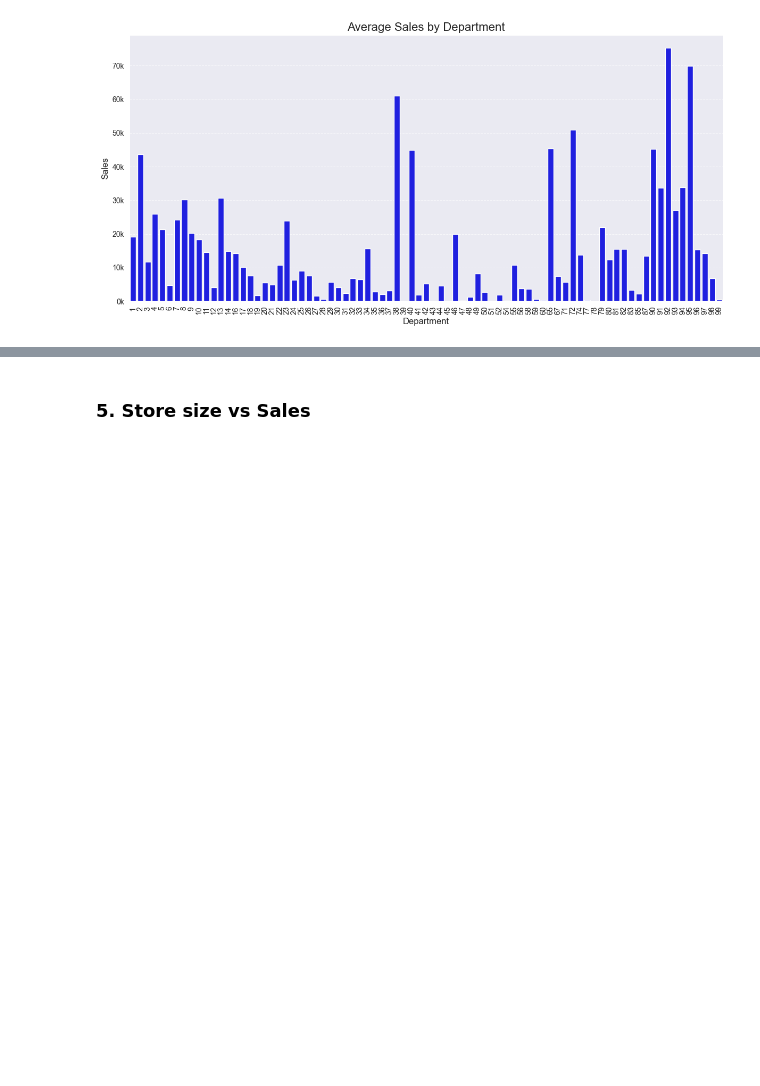
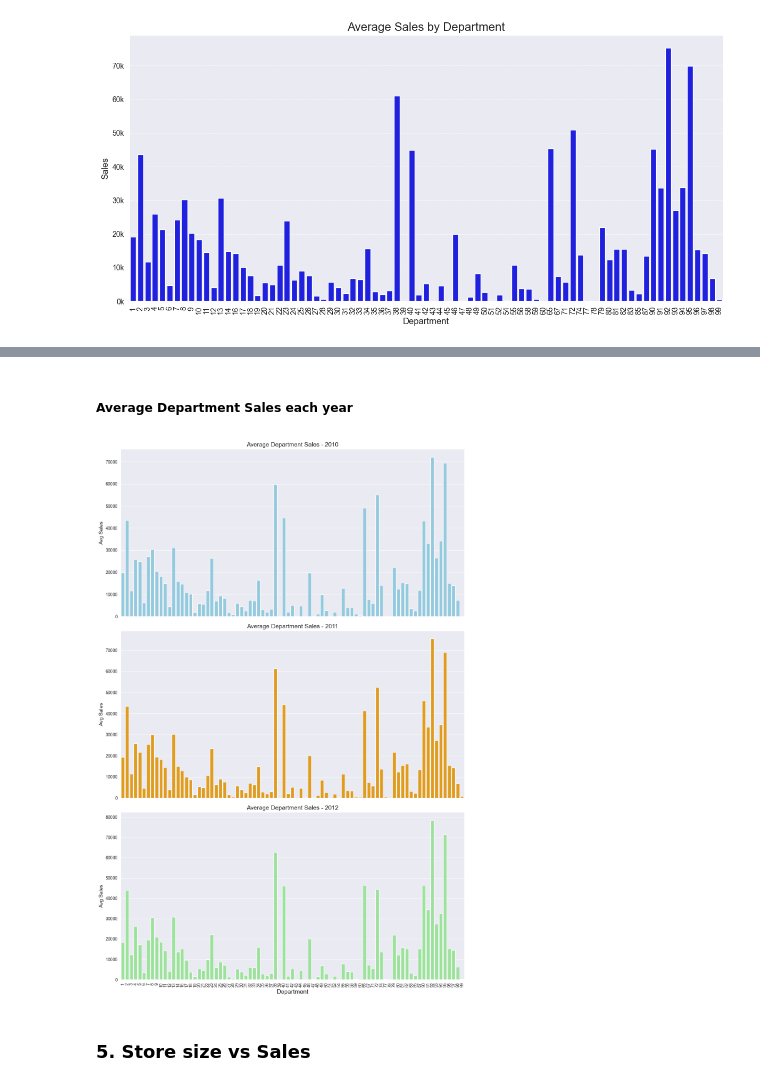
Before and after one commit to ishara084/CS6850_DA_Project, a Jupyter notebook: EDA_summarization_visualization.ipynb, the cells around one changed output, grey strips where cells are left out. Drawn from its saved outputs; the diff is of its cells as text; code cells hidden in the pictures; blank space fills up the shorter version.

```diff
--- a/EDA_summarization_visualization.ipynb
+++ b/EDA_summarization_visualization.ipynb
@@ -236,3 +268,32 @@ plt.show()
+# %% [markdown]
+##### Average Department Sales each year
+# %%
+# Group by Department and Year to calculate average sales
+avg_sales_per_year = df.groupby(['Year', 'Dept'])['Weekly_Sales'].mean().reset_index()
+
+fig, axes = plt.subplots(3, 1, figsize=(12, 18), sharex=True)
+
+years = sorted(df['Year'].unique())
+colors = ['skyblue', 'orange', 'lightgreen']
+
+for i, year in enumerate(years):
+    yearly_data = avg_sales_per_year[avg_sales_per_year['Year'] == year]
+
+    # Plot the bar chart
+    sns.barplot(
+        x='Dept', y='Weekly_Sales', data=yearly_data,
+        ax=axes[i], color=colors[i]
+    )
+    axes[i].set_title(f'Average Department Sales - {year}', fontsize=14)
+    axes[i].set_ylabel('Avg Sales', fontsize=12)
+    axes[i].tick_params(axis='x', rotation=90)
+
+
+plt.xlabel('Department', fontsize=14)
+plt.tight_layout()
+plt.show()
+# %% [output]
+[figure, added]
 # %% [markdown]
 ### 5. Store size vs Sales
 # %%
```
Also changed, not shown: parts of 5 cells of this notebook.
